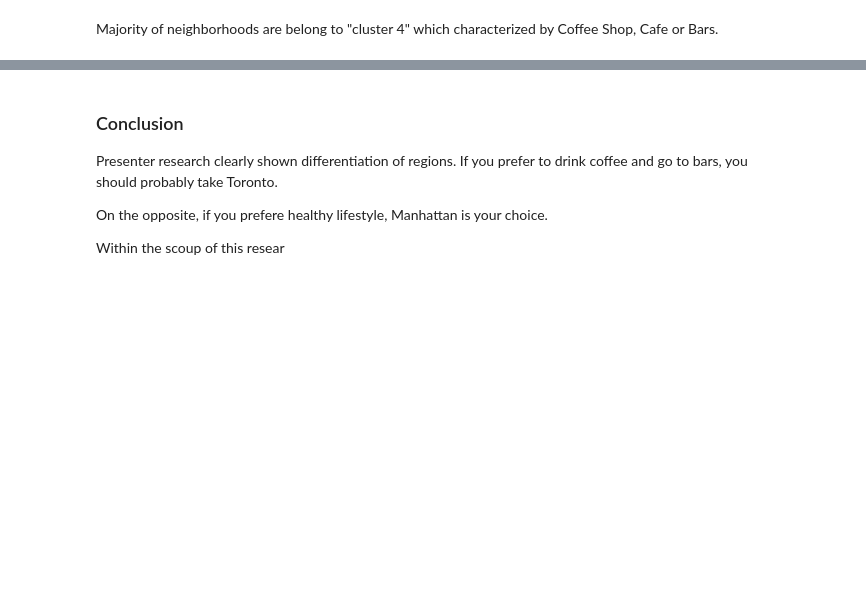
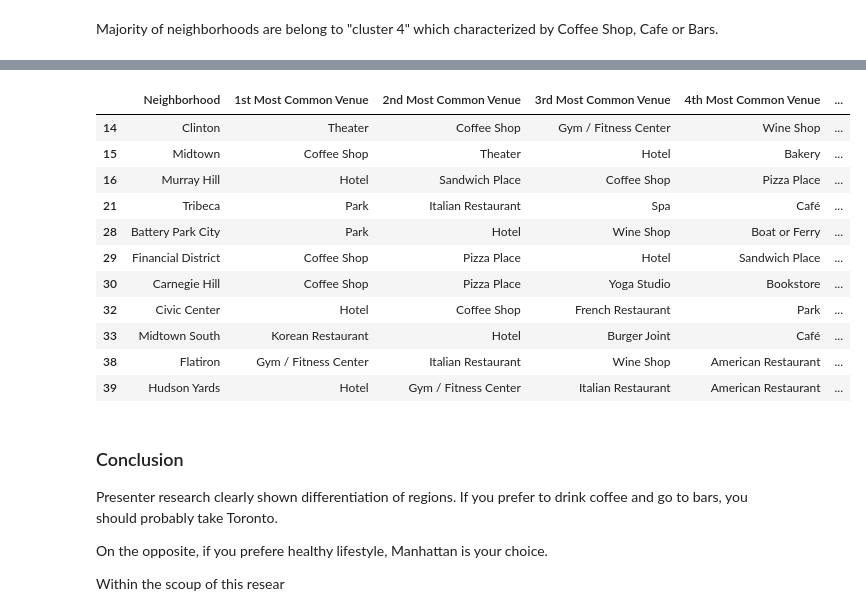
Before and after one commit to v-v-l/IBM_capstone, a Jupyter notebook: Final project.ipynb, the cells around one changed output, grey strips where cells are left out. Cells and saved outputs as stored; diff of their text form; code cells hidden in the pictures; blank space fills up the shorter version.

```diff
--- a/Final project.ipynb
+++ b/Final project.ipynb
@@ -69,5 +110,18 @@ map_clusters_manhattan
 # %%
-manhattan_merged.loc[manhattan_merged['Cluster Labels'] == 1, manhattan_merged.columns[[1] + list(range(5, manhattan_merged.shape[1]))]]
+display(manhattan_merged.loc[manhattan_merged['Cluster Labels'] == 1, manhattan_merged.columns[[1] + list(range(5, manhattan_merged.shape[1]))]])
+# %% [output]
+|  | Neighborhood | 1st Most Common Venue | 2nd Most Common Venue | 3rd Most Common Venue | 4th Most Common Venue | ... |
+| 14 | Clinton | Theater | Coffee Shop | Gym / Fitness Center | Wine Shop | ... |
+| 15 | Midtown | Coffee Shop | Theater | Hotel | Bakery | ... |
+| 16 | Murray Hill | Hotel | Sandwich Place | Coffee Shop | Pizza Place | ... |
+| 21 | Tribeca | Park | Italian Restaurant | Spa | Café | ... |
+| 28 | Battery Park City | Park | Hotel | Wine Shop | Boat or Ferry | ... |
+| 29 | Financial District | Coffee Shop | Pizza Place | Hotel | Sandwich Place | ... |
+| 30 | Carnegie Hill | Coffee Shop | Pizza Place | Yoga Studio | Bookstore | ... |
+| 32 | Civic Center | Hotel | Coffee Shop | French Restaurant | Park | ... |
+| 33 | Midtown South | Korean Restaurant | Hotel | Burger Joint | Café | ... |
+| 38 | Flatiron | Gym / Fitness Center | Italian Restaurant | Wine Shop | American Restaurant | ... |
+| 39 | Hudson Yards | Hotel | Gym / Fitness Center | Italian Restaurant | American Restaurant | ... |
 # %% [markdown]
 ### Conclusion
 
```
Also changed, not shown: parts of 8 cells of this notebook.
